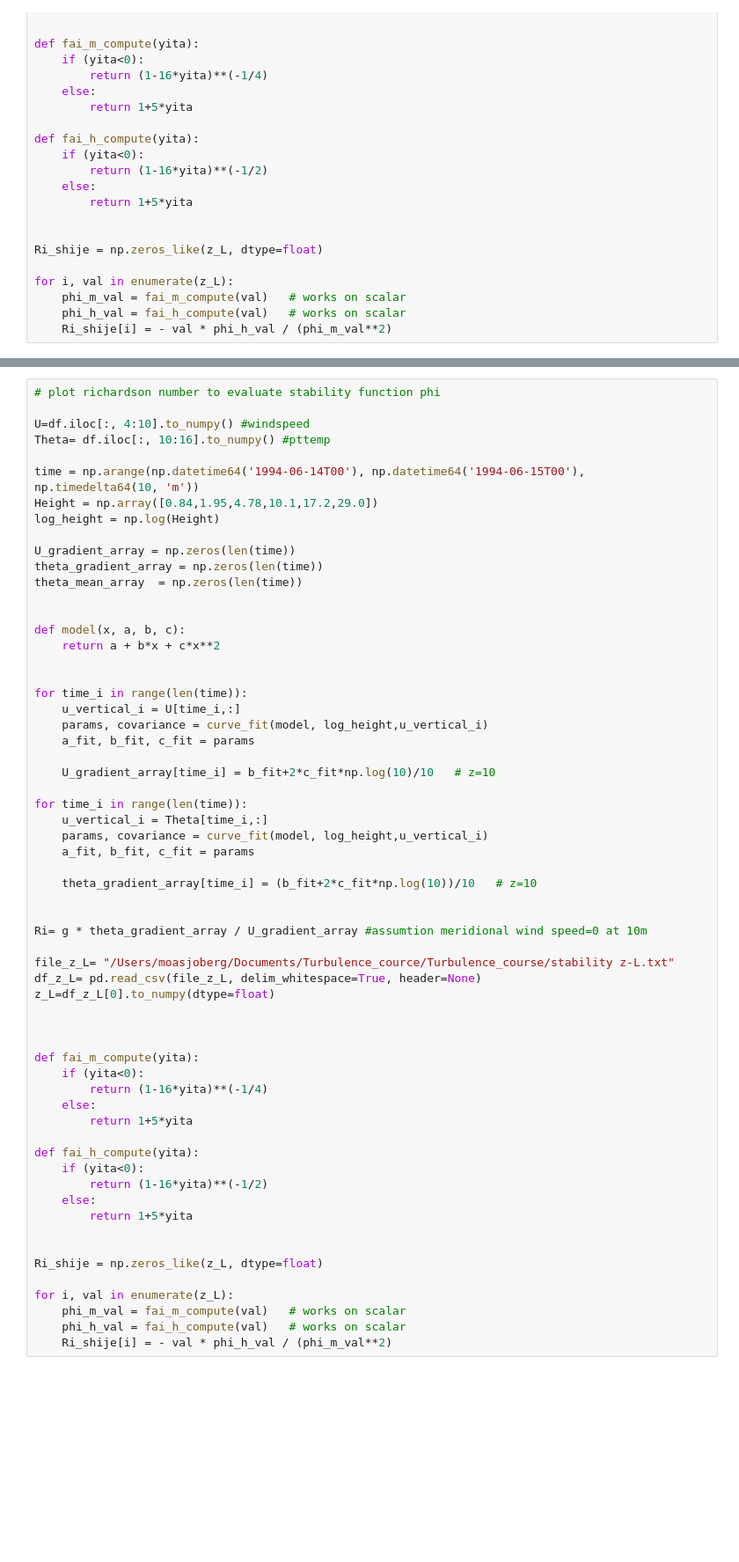
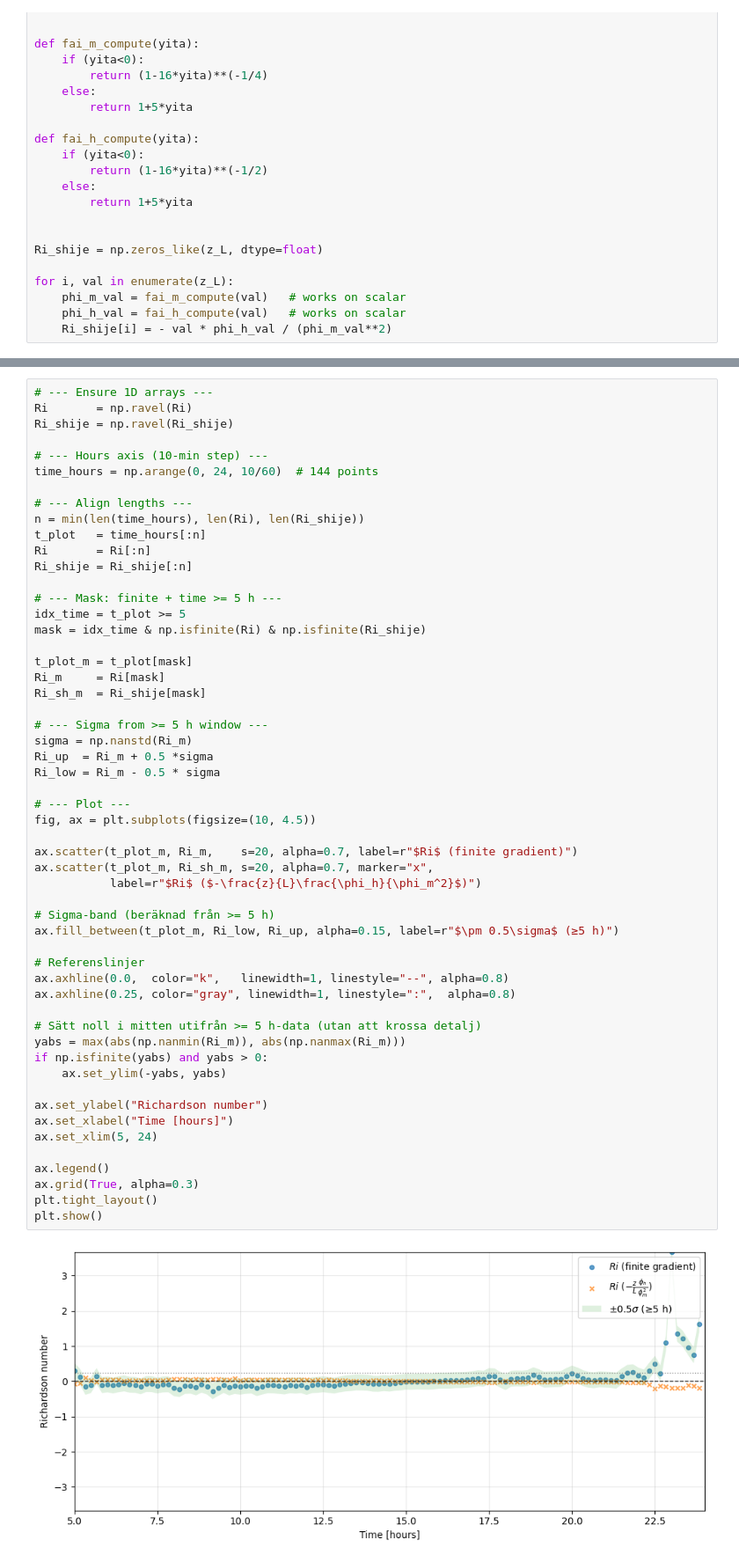
Before and after one commit to SisterPeanut/Turbulence_course, a Jupyter notebook: Main_data2.ipynb, the cells around one changed output, grey strips where cells are left out. Shown: that part at 88% size. Cells and saved outputs as stored; diff of their text form; blank space fills up the shorter version.

```diff
--- a/Main_data2.ipynb
+++ b/Main_data2.ipynb
@@ -428,61 +427,56 @@ print(Ri_shije)
 # %%
-# plot richardson number to evaluate stability function phi
+# --- Ensure 1D arrays ---
+Ri       = np.ravel(Ri)
+Ri_shije = np.ravel(Ri_shije)
 
-U=df.iloc[:, 4:10].to_numpy() #windspeed
-Theta= df.iloc[:, 10:16].to_numpy() #pttemp
+# --- Hours axis (10-min step) ---
+time_hours = np.arange(0, 24, 10/60)  # 144 points
 
-time = np.arange(np.datetime64('1994-06-14T00'), np.datetime64('1994-06-15T00'), np.timedelta64(10, 'm'))
-Height = np.array([0.84,1.95,4.78,10.1,17.2,29.0])
-log_height = np.log(Height)
+# --- Align lengths ---
+n = min(len(time_hours), len(Ri), len(Ri_shije))
+t_plot   = time_hours[:n]
+Ri       = Ri[:n]
+Ri_shije = Ri_shije[:n]
 
-U_gradient_array = np.zeros(len(time))
-theta_gradient_array = np.zeros(len(time))
-theta_mean_array  = np.zeros(len(time))
+# --- Mask: finite + time >= 5 h ---
+idx_time = t_plot >= 5
+mask = idx_time & np.isfinite(Ri) & np.isfinite(Ri_shije)
 
+t_plot_m = t_plot[mask]
+Ri_m     = Ri[mask]
+Ri_sh_m  = Ri_shije[mask]
 
-def model(x, a, b, c):
-    return a + b*x + c*x**2
+# --- Sigma from >= 5 h window ---
+sigma = np.nanstd(Ri_m)
+Ri_up  = Ri_m + 0.5 *sigma
+Ri_low = Ri_m - 0.5 * sigma
 
+# --- Plot ---
+fig, ax = plt.subplots(figsize=(10, 4.5))
 
-for time_i in range(len(time)):
-    u_vertical_i = U[time_i,:]
-    params, covariance = curve_fit(model, log_height,u_vertical_i)
-    a_fit, b_fit, c_fit = params
+ax.scatter(t_plot_m, Ri_m,    s=20, alpha=0.7, label=r"$Ri$ (finite gradient)")
+ax.scatter(t_plot_m, Ri_sh_m, s=20, alpha=0.7, marker="x",
+           label=r"$Ri$ ($-\frac{z}{L}\frac{\phi_h}{\phi_m^2}$)")
 
-    U_gradient_array[time_i] = b_fit+2*c_fit*np.log(10)/10   # z=10
+# Sigma-band (beräknad från >= 5 h)
+ax.fill_between(t_plot_m, Ri_low, Ri_up, alpha=0.15, label=r"$\pm 0.5\sigma$ (≥5 h)")
 
-for time_i in range(len(time)):
-    u_vertical_i = Theta[time_i,:]
-    params, covariance = curve_fit(model, log_height,u_vertical_i)
-    a_fit, b_fit, c_fit = params
+# Referenslinjer
+ax.axhline(0.0,  color="k",   linewidth=1, linestyle="--", alpha=0.8)
+ax.axhline(0.25, color="gray", linewidth=1, linestyle=":",  alpha=0.8)
 
-    theta_gradient_array[time_i] = (b_fit+2*c_fit*np.log(10))/10   # z=10
+# Sätt noll i mitten utifrån >= 5 h-data (utan att krossa detalj)
+yabs = max(abs(np.nanmin(Ri_m)), abs(np.nanmax(Ri_m)))
+if np.isfinite(yabs) and yabs > 0:
+    ax.set_ylim(-yabs, yabs)
 
+ax.set_ylabel("Richardson number")
+ax.set_xlabel("Time [hours]")
+ax.set_xlim(5, 24)
 
-Ri= g * theta_gradient_array / U_gradient_array #assumtion meridional wind speed=0 at 10m
-
-file_z_L= "/Users/moasjoberg/Documents/Turbulence_cource/Turbulence_course/stability z-L.txt"
-df_z_L= pd.read_csv(file_z_L, delim_whitespace=True, header=None)
-z_L=df_z_L[0].to_numpy(dtype=float)
-
-
-
-def fai_m_compute(yita):
-    if (yita<0):
-        return (1-16*yita)**(-1/4)
-    else:
-        return 1+5*yita
-
-def fai_h_compute(yita):
-    if (yita<0):
-        return (1-16*yita)**(-1/2)
-    else:
-        return 1+5*yita
-
-
-Ri_shije = np.zeros_like(z_L, dtype=float)
-
-for i, val in enumerate(z_L):
-    phi_m_val = fai_m_compute(val)   # works on scalar
-    phi_h_val = fai_h_compute(val)   # works on scalar
-    Ri_shije[i] = - val * phi_h_val / (phi_m_val**2)
+ax.legend()
+ax.grid(True, alpha=0.3)
+plt.tight_layout()
+plt.show()
+# %% [output]
+[figure, added]
```
Also changed, not shown: parts of 3 cells of this notebook, 19 other files.
